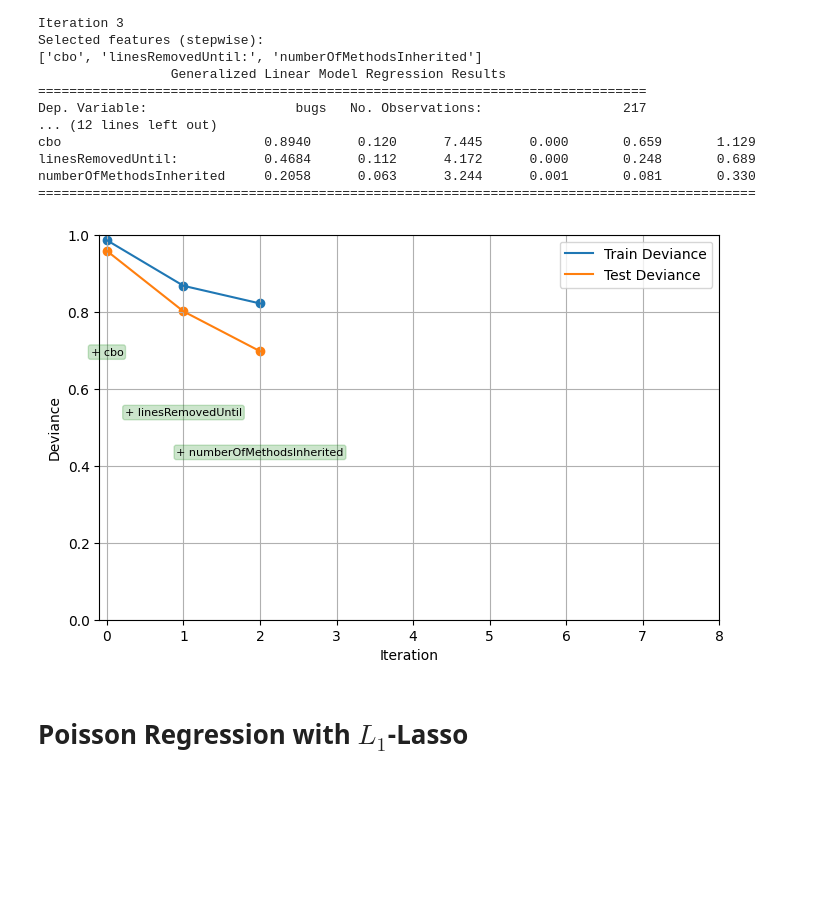
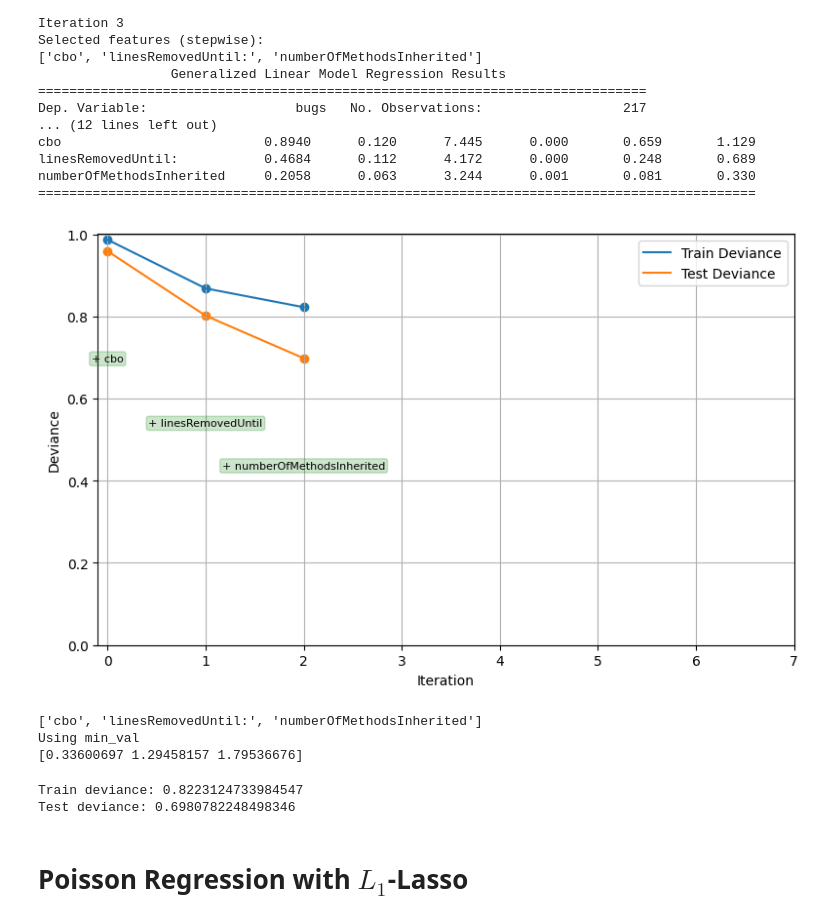
Before and after one commit to FelixCeard/Statistical-Learning-, a Jupyter notebook: sheet-02/code_part_B.ipynb, the cells around one changed output. Drawn from its saved outputs; the diff is of its cells as text; code cells hidden in the pictures; blank space fills up the shorter version.

```diff
--- a/sheet-02/code_part_B.ipynb
+++ b/sheet-02/code_part_B.ipynb
@@ -401,36 +466,55 @@ numberOfMethodsInherited     0.2058      0.063      3.244      0.001       0.081
 # %%
 # plot the deviance history
 fig, ax = plt.subplots(1, 1, figsize=(8, 5))
 ax.plot(train_deviance_history, label='Train Deviance')
 ax.plot(test_deviance_history, label='Test Deviance')
 
 ax.scatter(range(len(train_deviance_history)), train_deviance_history)
 ax.scatter(range(len(test_deviance_history)), test_deviance_history)
 
 ax.set_xlabel('Iteration')
 ax.set_ylabel('Deviance')
 
 ax.grid(True)
 ax.set_ylim(0, None)
 if len(event_history) < number_of_steps:
-    ax.set_xlim(None, number_of_steps)
+    ax.set_xlim(None, number_of_steps-1)
 
 for idx, (feature, action) in enumerate(event_history):
     color = 'green' if action == 'add' else 'red'
     ax.text(
         idx,
         min(train_deviance_history[idx], test_deviance_history[idx]) - 0.25,
         f'{"+" if action == "add" else "-"} {feature.replace(":", "")}',
         ha='center', va='top', fontsize=8, rotation=0,
         bbox=dict(facecolor=color, alpha=0.2, boxstyle='round,pad=0.2', edgecolor=color)
     )
 
 ax.legend()
-
-plt.savefig(f'{FOLDER_EXPORTS}/poisson_regression_stepwise_deviance_history_bic.png')
+fig.tight_layout()
+plt.savefig(f'{FOLDER_EXPORTS}/poisson_regression_stepwise_deviance_history_bic{"_log" if use_log_transformed else ""}.png')
 plt.show()
 # %% [output]
-[figure, old version]
+[figure, new version]
+# %%
+print(stepwise_features_bic)
+if not use_log_transformed:
+    print('Using min_val=None')
+    print(analyze_prediction_increase_parameters(stepwise_model_bic, stepwise_features_bic, features, scaler_normalized, _min_add=None))
+else:
+    print('Using min_val')
+    print(analyze_prediction_increase_parameters(stepwise_model_bic, stepwise_features_bic, features, scaler_log_transformed, _min_add=min_val))
+# %% [output]
+['cbo', 'linesRemovedUntil:', 'numberOfMethodsInherited']
+Using min_val
+[0.33600697 1.29458157 1.79536676]
+# %%
+# Mean deviation found
+print('Train deviance:', train_deviance_history[-1])
+print('Test deviance:', test_deviance_history[-1])
+# %% [output]
+Train deviance: 0.8223124733984547
+Test deviance: 0.6980782248498346
 # %% [markdown]
 # Poisson Regression with $L_1$-Lasso
 # %% [markdown]
```
Also changed, not shown: parts of 52 cells of this notebook, 40 other files.
